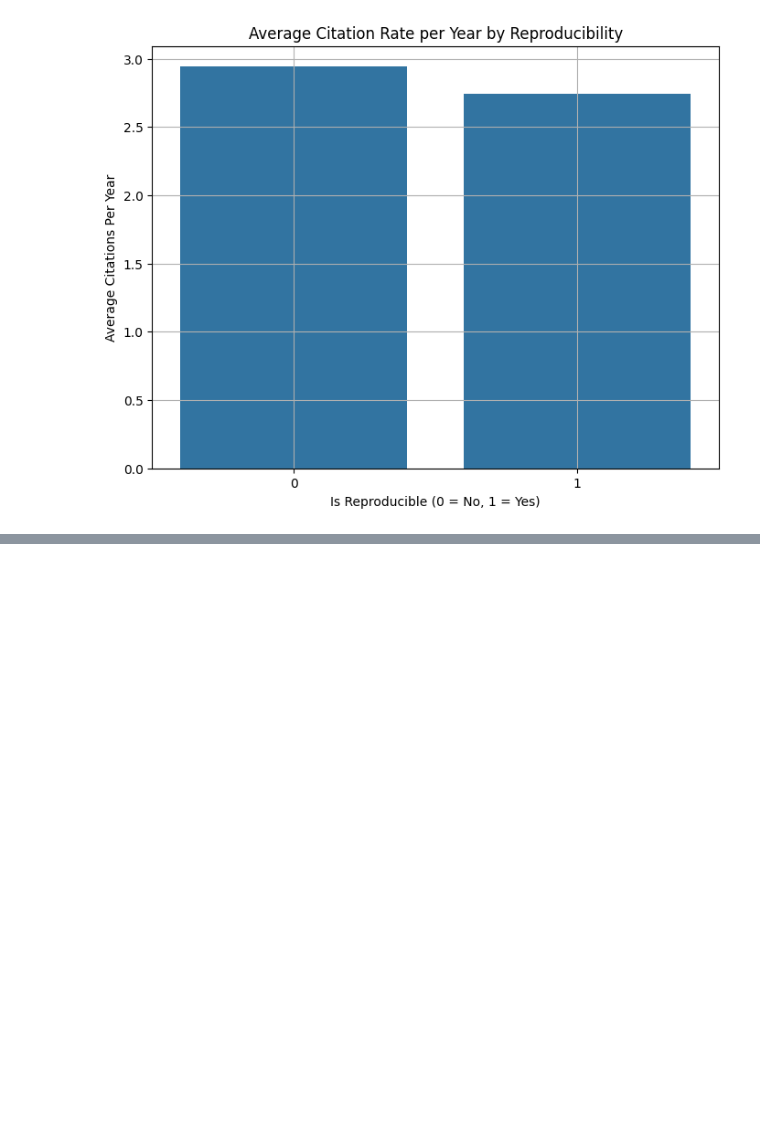
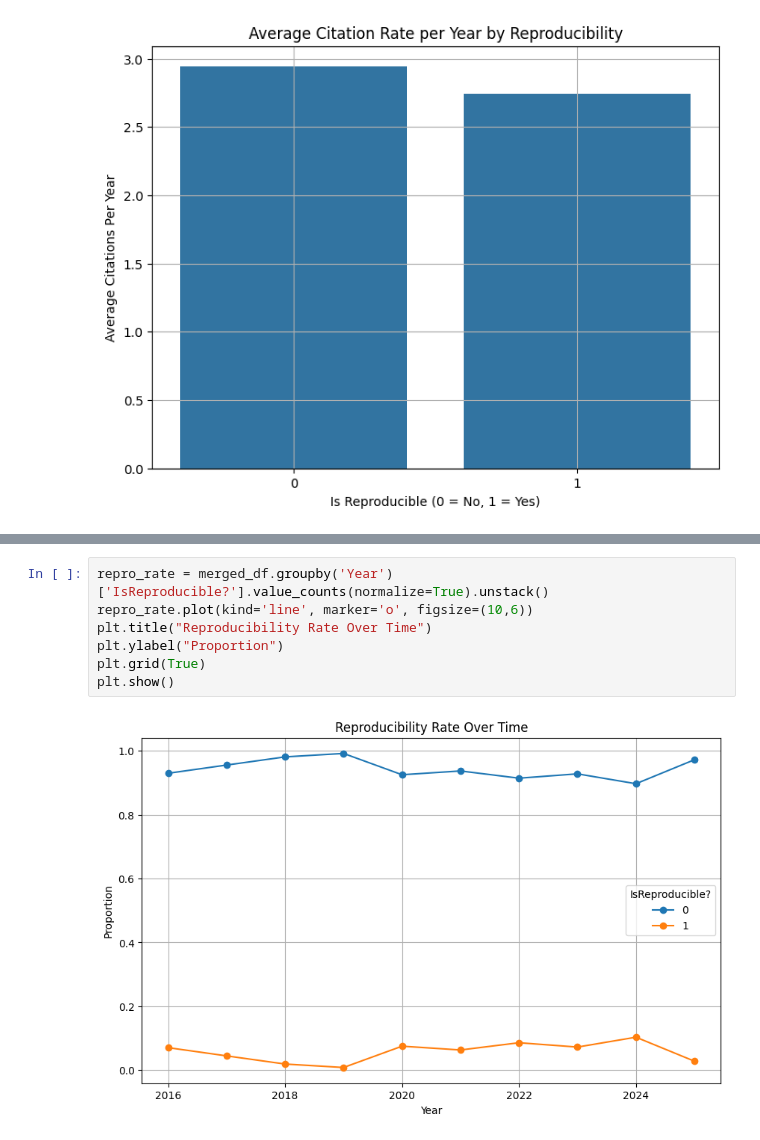
Before and after one commit to senuthcode/Professional-Learning-Goal-, a Jupyter notebook: notebooks/analysis.ipynb, the cells around one changed output, grey strips where cells are left out. Drawn from its saved outputs; the diff is of its cells as text; blank space fills up the shorter version.

```diff
--- a/notebooks/analysis.ipynb
+++ b/notebooks/analysis.ipynb
@@ -223,0 +238,9 @@ plt.show()
+# %%
+repro_rate = merged_df.groupby('Year')['IsReproducible?'].value_counts(normalize=True).unstack()
+repro_rate.plot(kind='line', marker='o', figsize=(10,6))
+plt.title("Reproducibility Rate Over Time")
+plt.ylabel("Proportion")
+plt.grid(True)
+plt.show()
+# %% [output]
+[figure, added]
```
Also changed, not shown: parts of 41 cells of this notebook, 1 other file.
